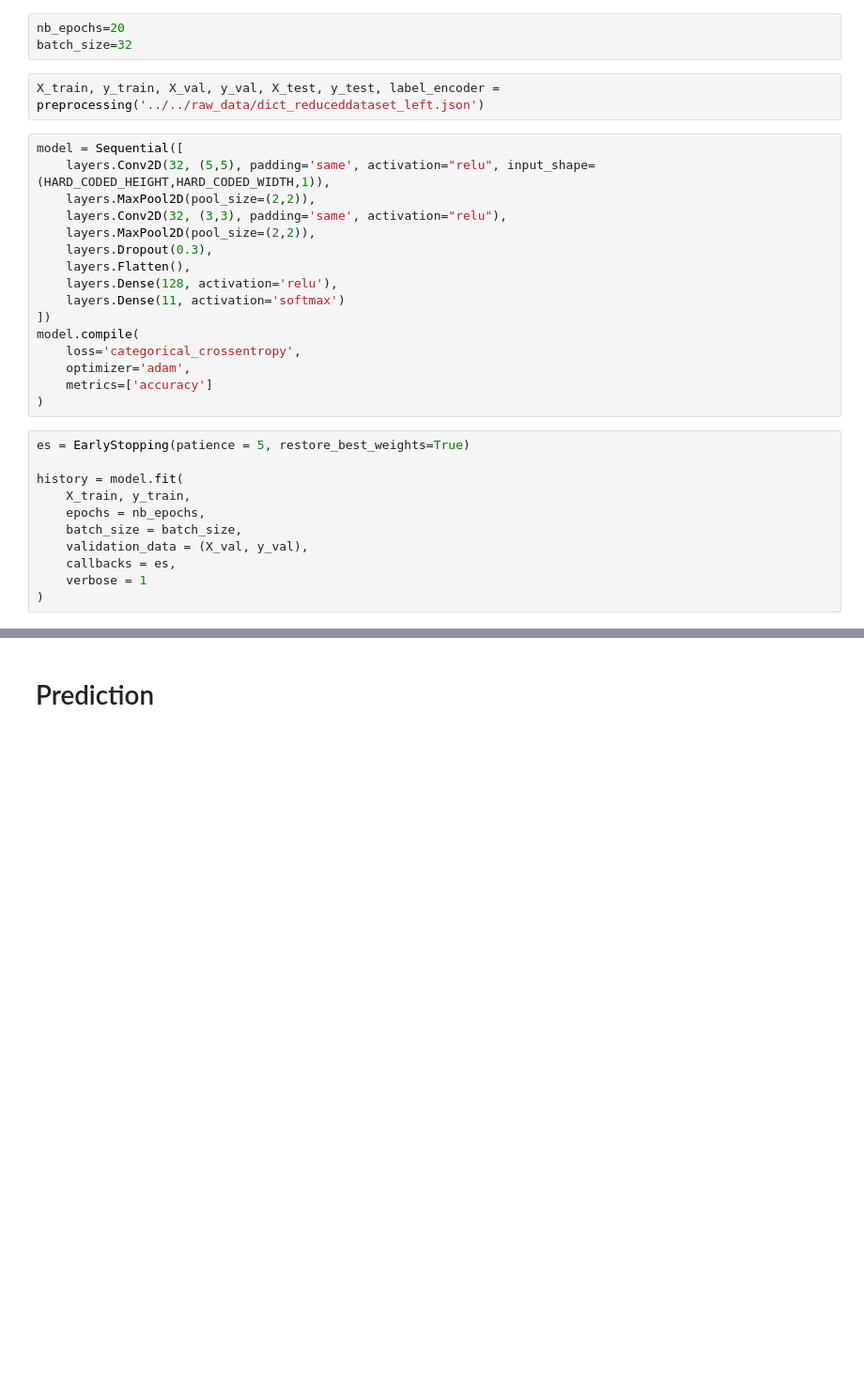
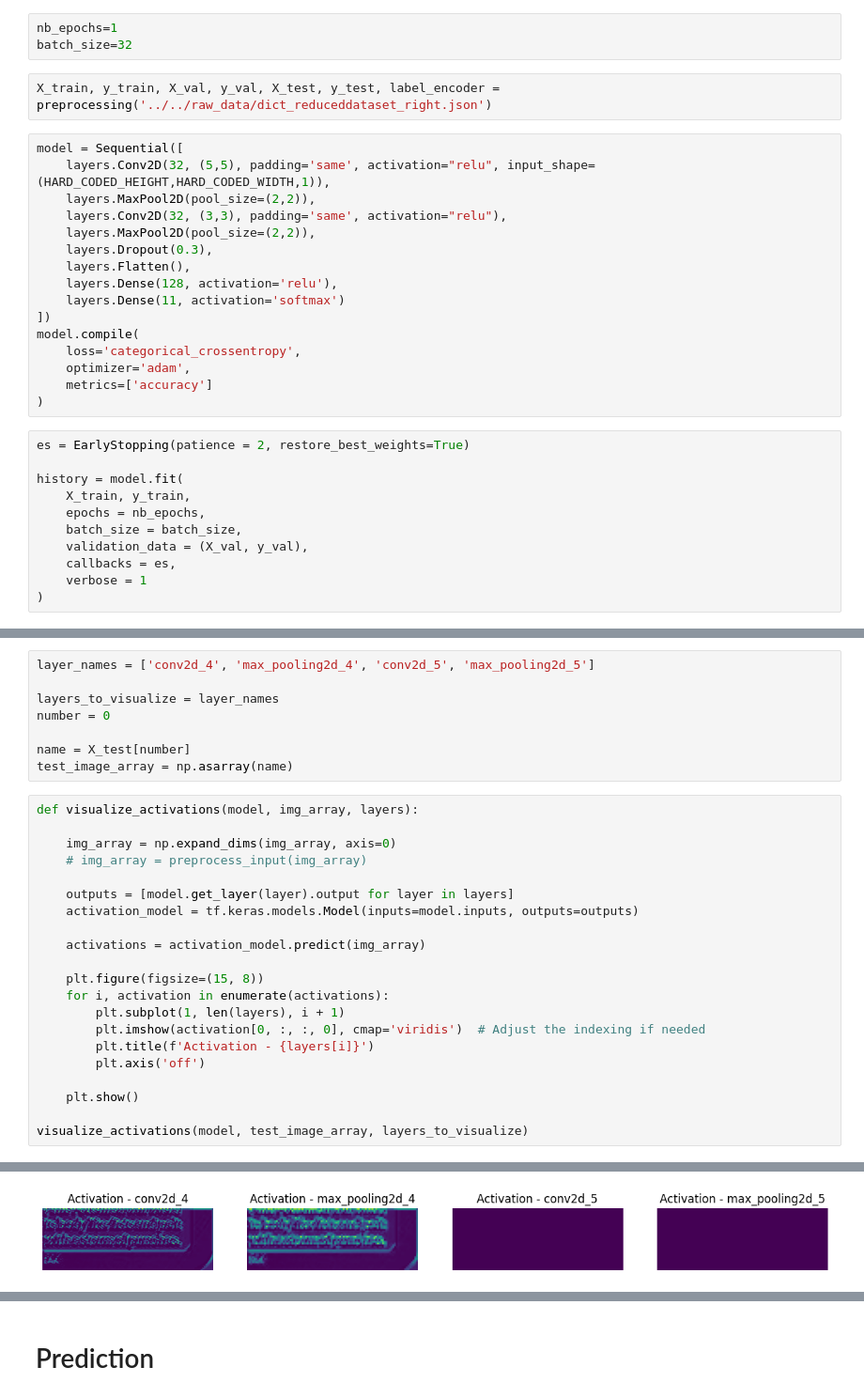
Before and after one commit to AoesJP/project_pokereader, a Jupyter notebook: notebooks/estelle_workspace/estelle_clean.ipynb, the cells around one changed output, grey strips where cells are left out. Shown at 94% size. Drawn from its saved outputs; the diff is of its cells as text; blank space fills up the shorter version.

```diff
--- a/notebooks/estelle_workspace/estelle_clean.ipynb
+++ b/notebooks/estelle_workspace/estelle_clean.ipynb
@@ -48,10 +32,10 @@ from tensorflow.keras.callbacks import EarlyStopping
 HARD_CODED_HEIGHT = 72
 HARD_CODED_WIDTH = 200
 # %%
-nb_epochs=20
+nb_epochs=1
 batch_size=32
 # %%
-X_train, y_train, X_val, y_val, X_test, y_test, label_encoder = preprocessing('../../raw_data/dict_reduceddataset_left.json')
+X_train, y_train, X_val, y_val, X_test, y_test, label_encoder = preprocessing('../../raw_data/dict_reduceddataset_right.json')
 # %%
 model = Sequential([
     layers.Conv2D(32, (5,5), padding='same', activation="relu", input_shape=(HARD_CODED_HEIGHT,HARD_CODED_WIDTH,1)),
@@ -69,7 +53,7 @@ model.compile(
     metrics=['accuracy']
 )
 # %%
-es = EarlyStopping(patience = 5, restore_best_weights=True)
+es = EarlyStopping(patience = 2, restore_best_weights=True)
 
 history = model.fit(
     X_train, y_train,
@@ -104,0 +100,30 @@ model.evaluate(X_test,y_test, return_dict=True)
+# %%
+layer_names = ['conv2d_4', 'max_pooling2d_4', 'conv2d_5', 'max_pooling2d_5']
+
+layers_to_visualize = layer_names
+number = 0
+
+name = X_test[number]
+test_image_array = np.asarray(name)
+# %%
+def visualize_activations(model, img_array, layers):
+
+    img_array = np.expand_dims(img_array, axis=0)
+    # img_array = preprocess_input(img_array)
+
+    outputs = [model.get_layer(layer).output for layer in layers]
+    activation_model = tf.keras.models.Model(inputs=model.inputs, outputs=outputs)
+
+    activations = activation_model.predict(img_array)
+
+    plt.figure(figsize=(15, 8))
+    for i, activation in enumerate(activations):
+        plt.subplot(1, len(layers), i + 1)
+        plt.imshow(activation[0, :, :, 0], cmap='viridis')  # Adjust the indexing if needed
+        plt.title(f'Activation - {layers[i]}')
+        plt.axis('off')
+
+    plt.show()
+
+visualize_activations(model, test_image_array, layers_to_visualize)
+# %% [output]
@@ -104,0 +131 @@ model.evaluate(X_test,y_test, return_dict=True)
+[figure, added]
```
Also changed, not shown: parts of 16 cells of this notebook, 7 other files.
